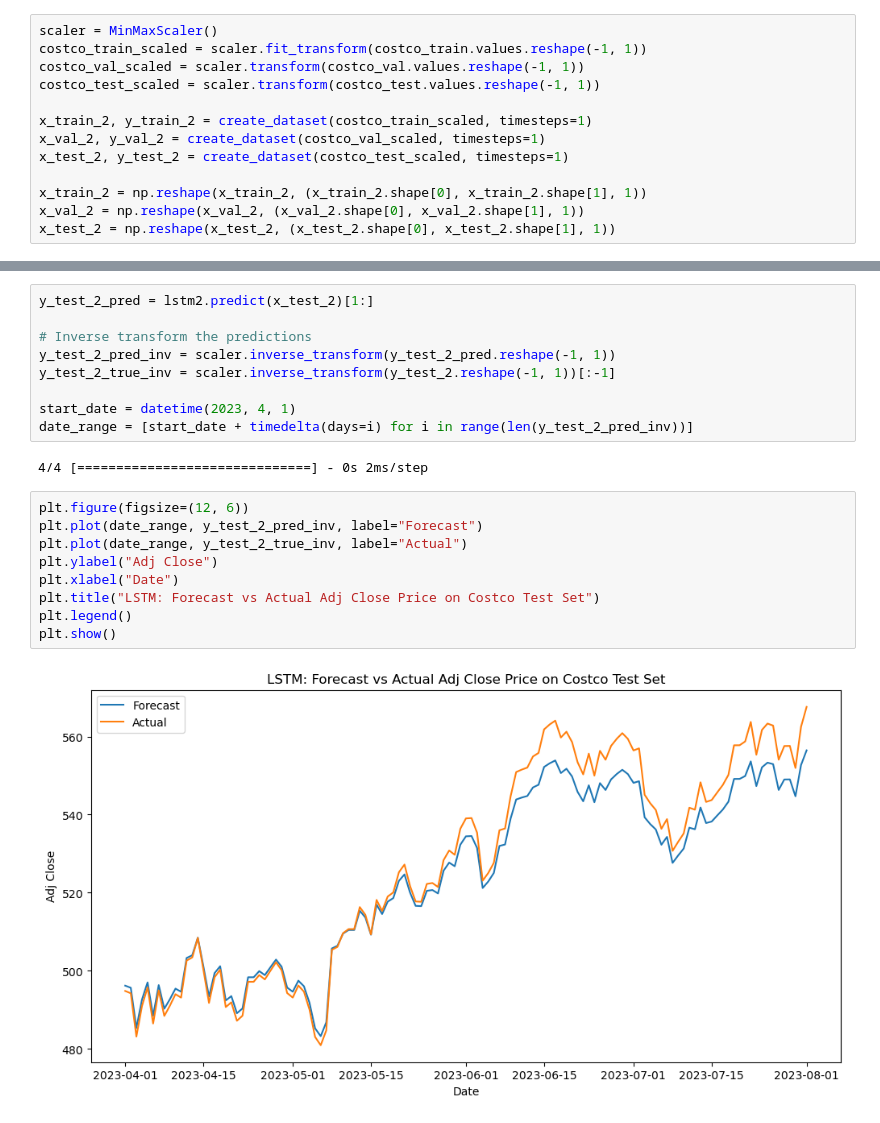
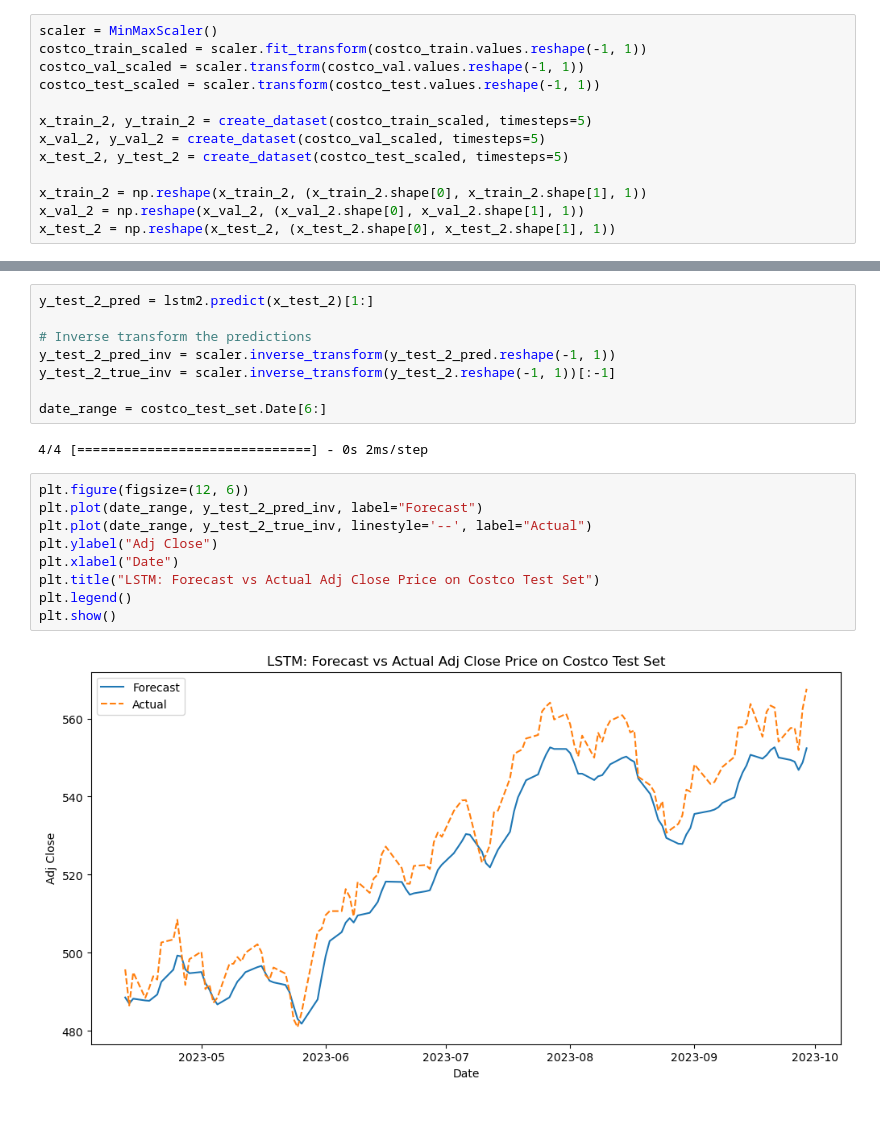
Before and after one commit to GSam789/Stock-Price-Prediction, a Jupyter notebook: adobe_costco_lstm.ipynb, the cells around one changed output, grey strips where cells are left out. Drawn from its saved outputs; the diff is of its cells as text.

```diff
--- a/adobe_costco_lstm.ipynb
+++ b/adobe_costco_lstm.ipynb
@@ -300,9 +302,9 @@ costco_train_scaled = scaler.fit_transform(costco_train.values.reshape(-1, 1))
 costco_val_scaled = scaler.transform(costco_val.values.reshape(-1, 1))
 costco_test_scaled = scaler.transform(costco_test.values.reshape(-1, 1))
 
-x_train_2, y_train_2 = create_dataset(costco_train_scaled, timesteps=1)
-x_val_2, y_val_2 = create_dataset(costco_val_scaled, timesteps=1)
-x_test_2, y_test_2 = create_dataset(costco_test_scaled, timesteps=1)
+x_train_2, y_train_2 = create_dataset(costco_train_scaled, timesteps=5)
+x_val_2, y_val_2 = create_dataset(costco_val_scaled, timesteps=5)
+x_test_2, y_test_2 = create_dataset(costco_test_scaled, timesteps=5)
 
 x_train_2 = np.reshape(x_train_2, (x_train_2.shape[0], x_train_2.shape[1], 1))
 x_val_2 = np.reshape(x_val_2, (x_val_2.shape[0], x_val_2.shape[1], 1))
@@ -365,21 +367,20 @@ y_test_2_pred = lstm2.predict(x_test_2)[1:]
 y_test_2_pred_inv = scaler.inverse_transform(y_test_2_pred.reshape(-1, 1))
 y_test_2_true_inv = scaler.inverse_transform(y_test_2.reshape(-1, 1))[:-1]
 
-start_date = datetime(2023, 4, 1)
-date_range = [start_date + timedelta(days=i) for i in range(len(y_test_2_pred_inv))]
+date_range = costco_test_set.Date[6:]
 # %% [output]
 4/4 [==============================] - 0s 2ms/step
 # %%
 plt.figure(figsize=(12, 6))
 plt.plot(date_range, y_test_2_pred_inv, label="Forecast")
-plt.plot(date_range, y_test_2_true_inv, label="Actual")
+plt.plot(date_range, y_test_2_true_inv, linestyle='--', label="Actual")
 plt.ylabel("Adj Close")
 plt.xlabel("Date")
 plt.title("LSTM: Forecast vs Actual Adj Close Price on Costco Test Set")
 plt.legend()
 plt.show()
 # %% [output]
-[figure, old version]
+[figure, new version]
 # %%
 ## Show the test score of lstm model prediction
 mse = mean_squared_error(y_test_2_true_inv, y_test_2_pred_inv)
```
Also changed, not shown: parts of 9 cells of this notebook, 2 other files.
